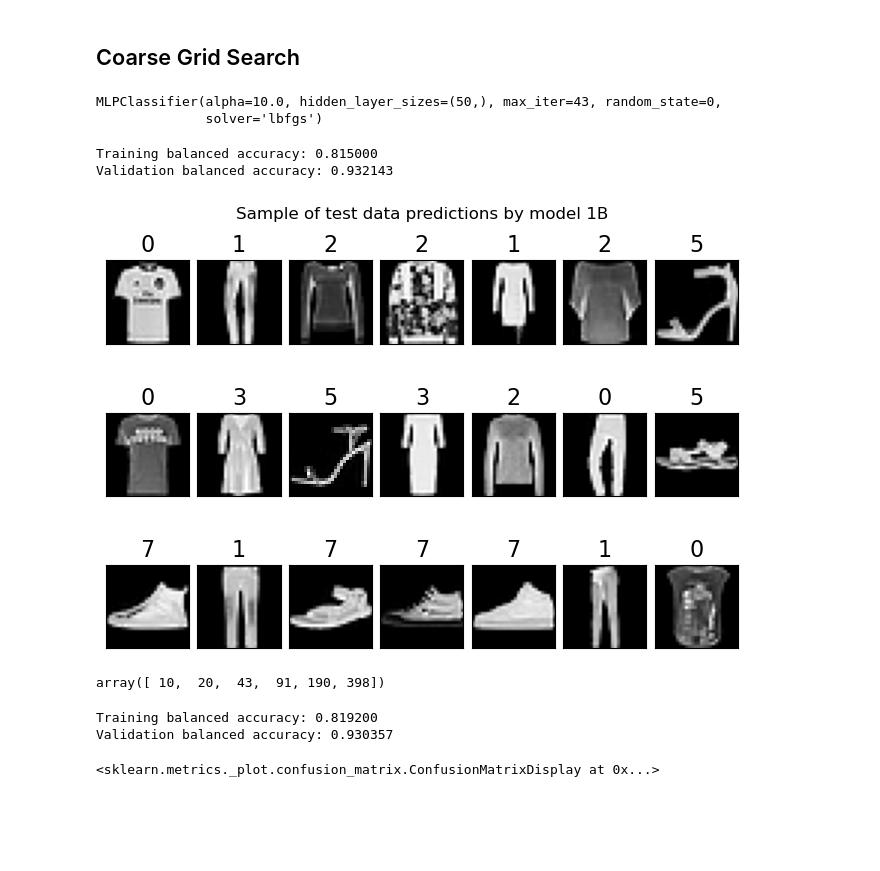
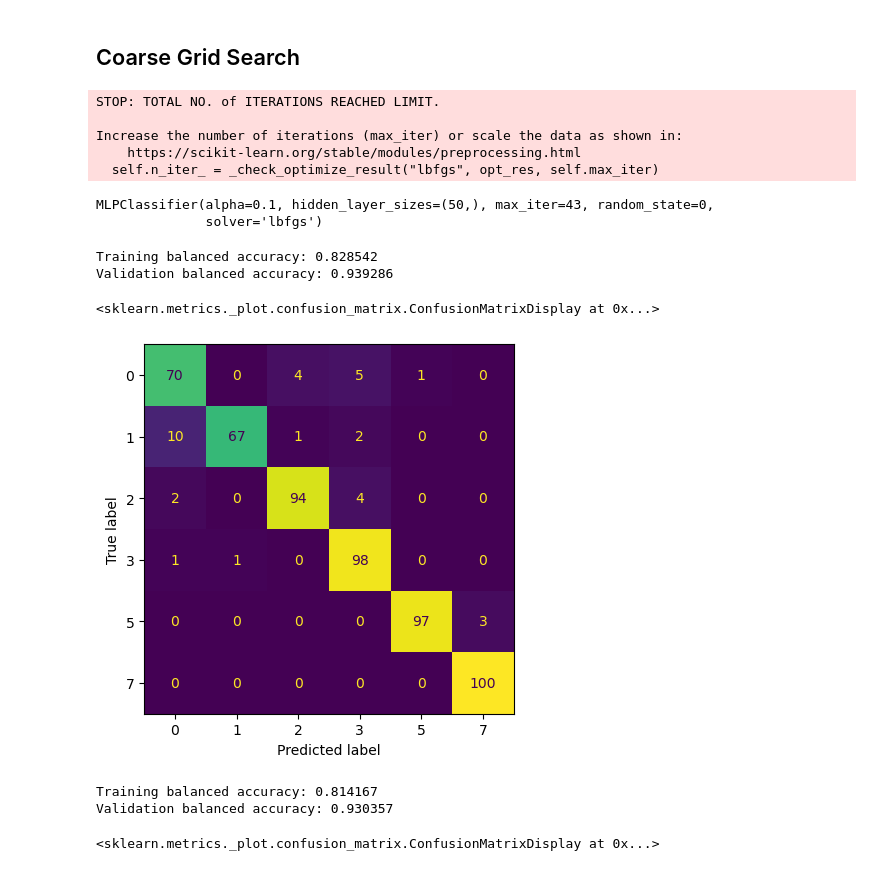
Before and after one commit to ratva/Multi-class-Image-Classification-for-Unbalanced-Fashion-Data, a Jupyter notebook: problem2Images.ipynb, the cells around one changed output. Saved outputs shown, nothing was run; the diff lists cells and outputs as text; code cells hidden in the pictures; blank space fills up the shorter version.

Commit message:
Took out 200 new sandals

```diff
--- a/problem2Images.ipynb
+++ b/problem2Images.ipynb
@@ -78,12 +78,3 @@ plt.show();
 ## Creating New Dataset
 # %% [markdown]
 #### 200 more sandals
-# %%
-sandals = x_tr_sc[sandal_int, :]  #grabbing first 200 sandals
-print(sandals.shape)
-all_sandals = sandals
-for i in range(0, 200):
-    sandal_pic = (sandals[i, :]).reshape((28, 28))
-    new_sandal = noise_exp(sandal_pic, 1, 'dark')
-    all_sandals = np.vstack((all_sandals, new_sandal))
-assert(all_sandals.shape == (1000, 784))
@@ -254,8 +252,8 @@ new_x_tr_sc = np.vstack((all_trous, all_tops))
 new_x_tr_sc = np.vstack((new_x_tr_sc, all_pulls ))
 new_x_tr_sc = np.vstack((new_x_tr_sc, all_dresses))
 new_x_tr_sc = np.vstack((new_x_tr_sc, x_tr_sc[sneaker_int, :]))
-new_x_tr_sc = np.vstack((new_x_tr_sc, all_sandals))
-assert(new_x_tr_sc.shape== (5000, 784))
+new_x_tr_sc = np.vstack((new_x_tr_sc, x_tr_sc[sandal_int, :]))
+assert(new_x_tr_sc.shape== (4800, 784))
 
 #making train_y_2
 new_y_tr = np.tile(1, 800)
@@ -263,8 +261,8 @@ new_y_tr = np.hstack((new_y_tr, np.tile(0, 800)))
 new_y_tr = np.hstack((new_y_tr, np.tile(2, 800)))
 new_y_tr = np.hstack((new_y_tr, np.tile(3, 800)))
 new_y_tr = np.hstack((new_y_tr, np.tile(7, 800)))
-new_y_tr = np.hstack((new_y_tr, np.tile(5, 1000)))
-assert(new_y_tr.shape== (5000, ))
+new_y_tr = np.hstack((new_y_tr, np.tile(5, 800)))
+assert(new_y_tr.shape== (4800, ))
 
 
 # New validation set
@@ -410,7 +411,7 @@ Splitter dimensions: 5560
 # new y_tr - Updated classes in training
 # new y_va - Updated classes in validation set.
 scaling = True
-flag = 'skip'
+flag = 'stop'
 filename = '2_coarse_grid_search.sav'
 
 
@@ -426,12 +427,18 @@ else:
     # Fit on x_all as the custom splitter will divide this into tr and val
     grid_2_model.fit(new_x_all, new_y_all)
     pickle.dump(grid_2_model, open(filename, 'wb'))
+# %% [output]
+STOP: TOTAL NO. of ITERATIONS REACHED LIMIT.
+
+Increase the number of iterations (max_iter) or scale the data as shown in:
+    https://scikit-learn.org/stable/modules/preprocessing.html
+  self.n_iter_ = _check_optimize_result("lbfgs", opt_res, self.max_iter)
 # %%
 best_est = grid_2_model['grid_search'].best_estimator_
 #best_est.fit(x_all_sc, y_all_df['class_uid'])
 print(best_est)
 # %% [output]
-MLPClassifier(alpha=10.0, hidden_layer_sizes=(50,), max_iter=43, random_state=0,
+MLPClassifier(alpha=0.1, hidden_layer_sizes=(50,), max_iter=43, random_state=0,
               solver='lbfgs')
 # %%
 #Checking normal accuracy, not balanced accuracy
@@ -439,29 +446,16 @@ tr_acc = sklearn.metrics.accuracy_score(new_y_tr, best_est.predict(new_x_tr_sc))
 va_acc = sklearn.metrics.accuracy_score(new_y_va, best_est.predict(new_x_va_sc))
 print("Training balanced accuracy: %f\nValidation balanced accuracy: %f" % (tr_acc, va_acc))
 # %% [output]
-Training balanced accuracy: 0.815000
-Validation balanced accuracy: 0.932143
+Training balanced accuracy: 0.828542
+Validation balanced accuracy: 0.939286
 # %%
-pred_te= best_est.predict(x_te)
+pred_tr= best_est.predict(new_x_tr_sc)
+pred_va = best_est.predict(new_x_va_sc)
+ConfusionMatrixDisplay.from_estimator(best_est, new_x_va_sc, new_y_va, colorbar=False)
 # np.savetxt('yhat_test.txt', pred_te, delimiter='\n', fmt='%s');
+# %% [output]
+<sklearn.metrics._plot.confusion_matrix.ConfusionMatrixDisplay at 0x...>
+[figure, added]
-# %%
-# Plot test data
-rows = 3
-cols = 7
-fig, axgrid = plt.subplots(rows, cols, layout="constrained")
-
-for imageID in range(rows*cols):
-    ax = axgrid[np.unravel_index( imageID, (rows,cols))]
-    x_SS = x_te[imageID].reshape((28,28))
-    ax.imshow(x_SS, vmin=0, vmax=255, cmap='gray')
-    ax.set_xticks([]); ax.set_yticks([]);
-    label = pred_te[imageID]
-    ax.set_title(label, fontsize=16)
-# plt.tight_layout();
-fig.suptitle("Sample of test data predictions by model 1B")
-plt.show();
-# %% [output]
-[figure, removed]
 # %%
 # new_x_tr_sc - Updated training set
 # new_x_va_sc - Updated validation set
@@ -484,10 +478,6 @@ else:
     # Fit on x_all as the custom splitter will divide this into tr and val
     grid_3_model.fit(new_x_all, new_y_all)
     pickle.dump(grid_3_model, open(filename, 'wb'))
-# %%
-np.logspace(1,2.6,6,dtype=int)
-# %% [output]
-array([ 10,  20,  43,  91, 190, 398])
 # %%
 better_est = grid_3_model['grid_search'].best_estimator_
 # %%
@@ -496,7 +486,7 @@ tr_acc2 = sklearn.metrics.accuracy_score(new_y_tr, better_est.predict(new_x_tr_s
 va_acc2 = sklearn.metrics.accuracy_score(new_y_va, better_est.predict(new_x_va_sc))
 print("Training balanced accuracy: %f\nValidation balanced accuracy: %f" % (tr_acc2, va_acc2))
 # %% [output]
-Training balanced accuracy: 0.819200
+Training balanced accuracy: 0.814167
 Validation balanced accuracy: 0.930357
 # %%
 ConfusionMatrixDisplay.from_estimator(best_est, new_x_va_sc, new_y_va)
```
Also changed, not shown: parts of 9 cells of this notebook, 2 other files.
